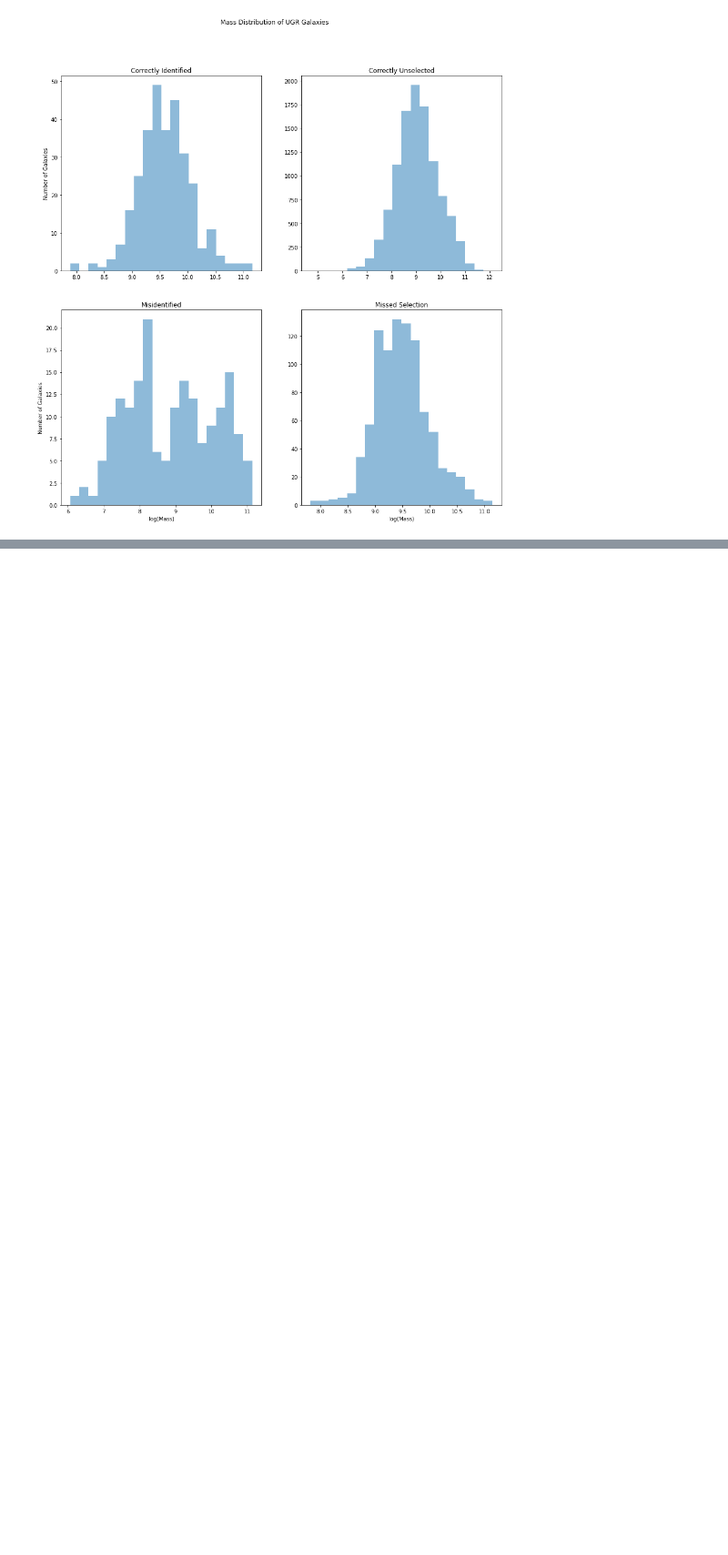
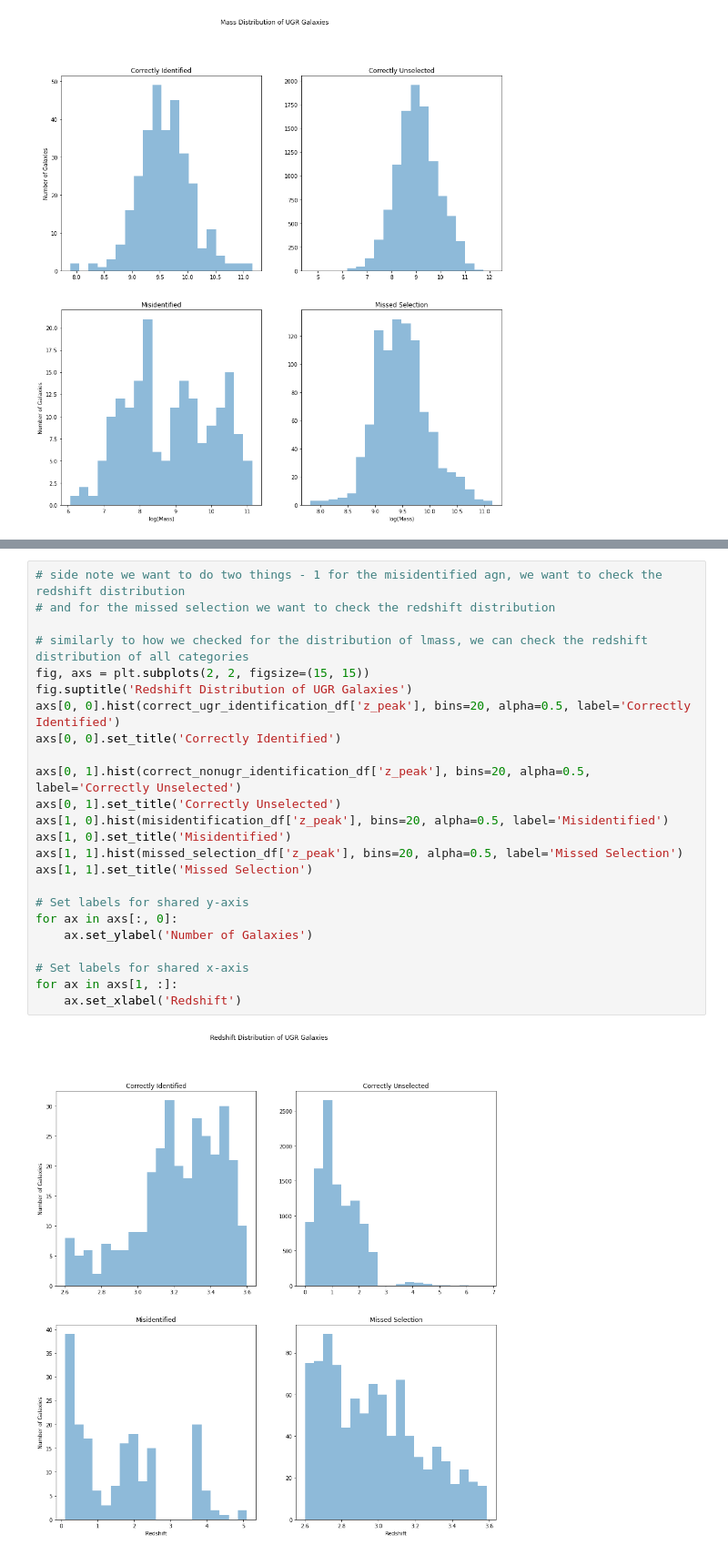
Before and after one commit to mitchellhooymans/LymanBreakActivity, a Jupyter notebook: LymanBreakActivity.ipynb, the cells around one changed output, grey strips where cells are left out. Shown at 91% size. Drawn from its saved outputs; the diff is of its cells as text; blank space fills up the shorter version.

```diff
--- a/LymanBreakActivity.ipynb
+++ b/LymanBreakActivity.ipynb
@@ -325,0 +437,26 @@ for ax in axs[1, :]:
+# %%
+# side note we want to do two things - 1 for the misidentified agn, we want to check the redshift distribution
+# and for the missed selection we want to check the redshift distribution
+
+# similarly to how we checked for the distribution of lmass, we can check the redshift distribution of all categories
+fig, axs = plt.subplots(2, 2, figsize=(15, 15))
+fig.suptitle('Redshift Distribution of UGR Galaxies')
+axs[0, 0].hist(correct_ugr_identification_df['z_peak'], bins=20, alpha=0.5, label='Correctly Identified')
+axs[0, 0].set_title('Correctly Identified')
+
+axs[0, 1].hist(correct_nonugr_identification_df['z_peak'], bins=20, alpha=0.5, label='Correctly Unselected')
+axs[0, 1].set_title('Correctly Unselected')
+axs[1, 0].hist(misidentification_df['z_peak'], bins=20, alpha=0.5, label='Misidentified')
+axs[1, 0].set_title('Misidentified')
+axs[1, 1].hist(missed_selection_df['z_peak'], bins=20, alpha=0.5, label='Missed Selection')
+axs[1, 1].set_title('Missed Selection')
+
+# Set labels for shared y-axis
+for ax in axs[:, 0]:
+    ax.set_ylabel('Number of Galaxies')
+
+# Set labels for shared x-axis
+for ax in axs[1, :]:
+    ax.set_xlabel('Redshift')
+# %% [output]
+[figure, added]
```
Also changed, not shown: parts of 8 cells of this notebook.
